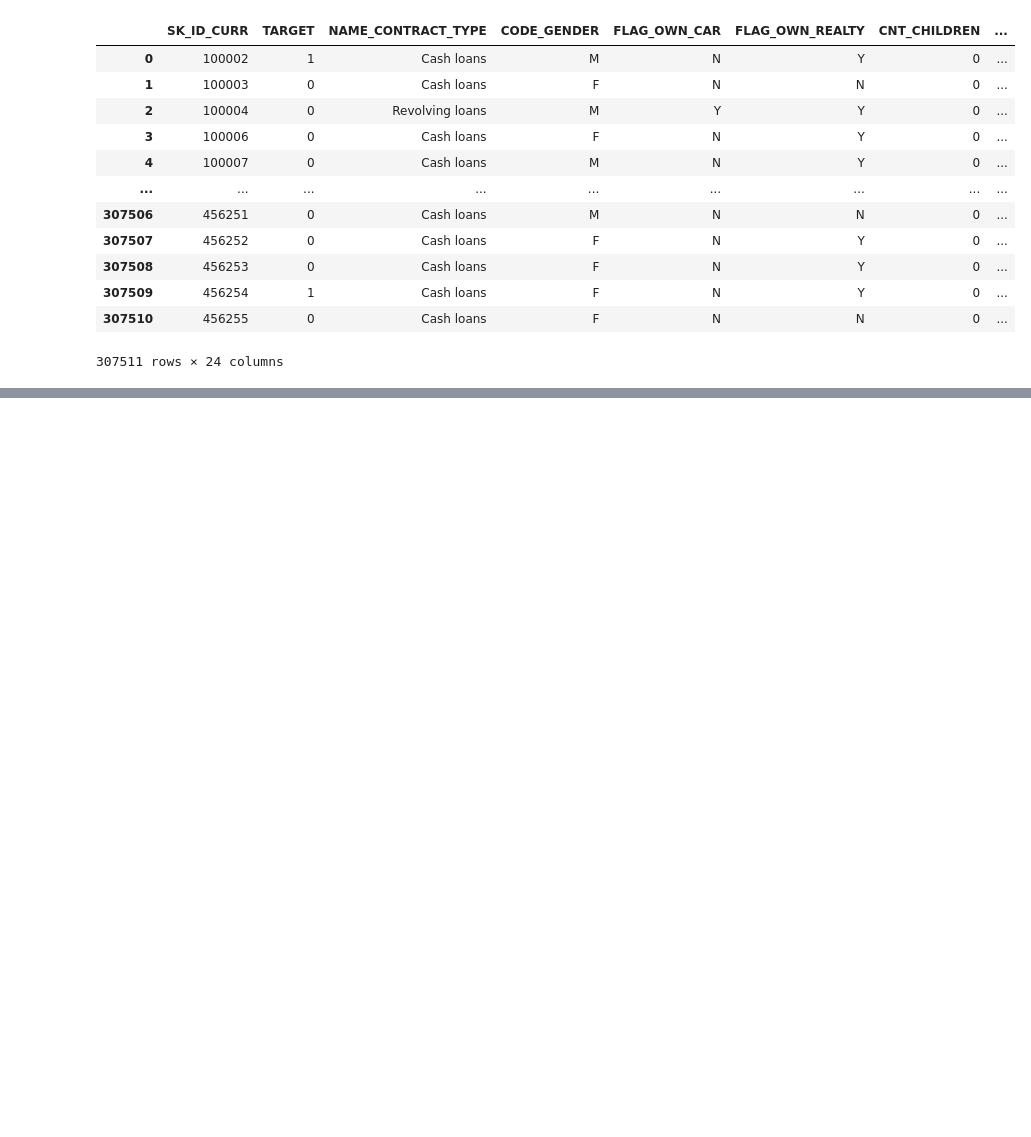
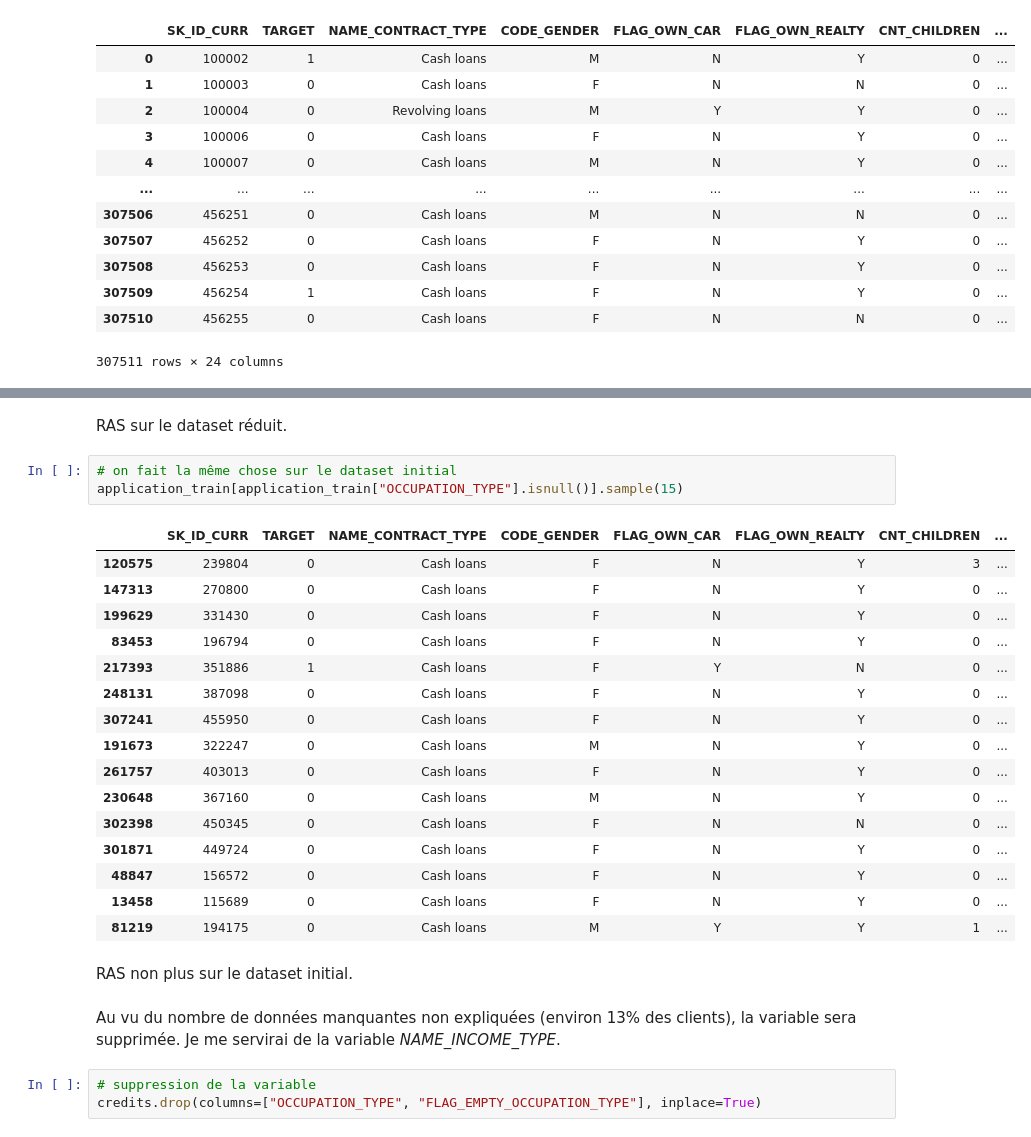
Before and after one commit to sebastienbourgeois/oc-p7-implementer-modele-scoring, a Jupyter notebook: code/modelisation.ipynb, the cells around one changed output, grey strips where cells are left out. Cells and saved outputs as stored; diff of their text form; blank space fills up the shorter version.

```diff
--- a/code/modelisation.ipynb
+++ b/code/modelisation.ipynb
@@ -247,0 +345,29 @@ demandes_credit.describe()
+# %% [markdown]
+RAS sur le dataset réduit.
+# %%
+# on fait la même chose sur le dataset initial
+application_train[application_train["OCCUPATION_TYPE"].isnull()].sample(15)
+# %% [output]
+|  | SK_ID_CURR | TARGET | NAME_CONTRACT_TYPE | CODE_GENDER | FLAG_OWN_CAR | FLAG_OWN_REALTY | CNT_CHILDREN | ... |
+| 120575 | 239804 | 0 | Cash loans | F | N | Y | 3 | ... |
+| 147313 | 270800 | 0 | Cash loans | F | N | Y | 0 | ... |
+| 199629 | 331430 | 0 | Cash loans | F | N | Y | 0 | ... |
+| 83453 | 196794 | 0 | Cash loans | F | N | Y | 0 | ... |
+| 217393 | 351886 | 1 | Cash loans | F | Y | N | 0 | ... |
+| 248131 | 387098 | 0 | Cash loans | F | N | Y | 0 | ... |
+| 307241 | 455950 | 0 | Cash loans | F | N | Y | 0 | ... |
+| 191673 | 322247 | 0 | Cash loans | M | N | Y | 0 | ... |
+| 261757 | 403013 | 0 | Cash loans | F | N | Y | 0 | ... |
+| 230648 | 367160 | 0 | Cash loans | M | N | Y | 0 | ... |
+| 302398 | 450345 | 0 | Cash loans | F | N | N | 0 | ... |
+| 301871 | 449724 | 0 | Cash loans | F | N | Y | 0 | ... |
+| 48847 | 156572 | 0 | Cash loans | F | N | Y | 0 | ... |
+| 13458 | 115689 | 0 | Cash loans | F | N | Y | 0 | ... |
+| 81219 | 194175 | 0 | Cash loans | M | Y | Y | 1 | ... |
+# %% [markdown]
+RAS non plus sur le dataset initial.
+# %% [markdown]
+Au vu du nombre de données manquantes non expliquées (environ 13% des clients), la variable sera supprimée. Je me servirai de la variable *NAME_INCOME_TYPE*.
+# %%
+# suppression de la variable
+credits.drop(columns=["OCCUPATION_TYPE", "FLAG_EMPTY_OCCUPATION_TYPE"], inplace=True)
```
Also changed, not shown: parts of 29 cells of this notebook.
